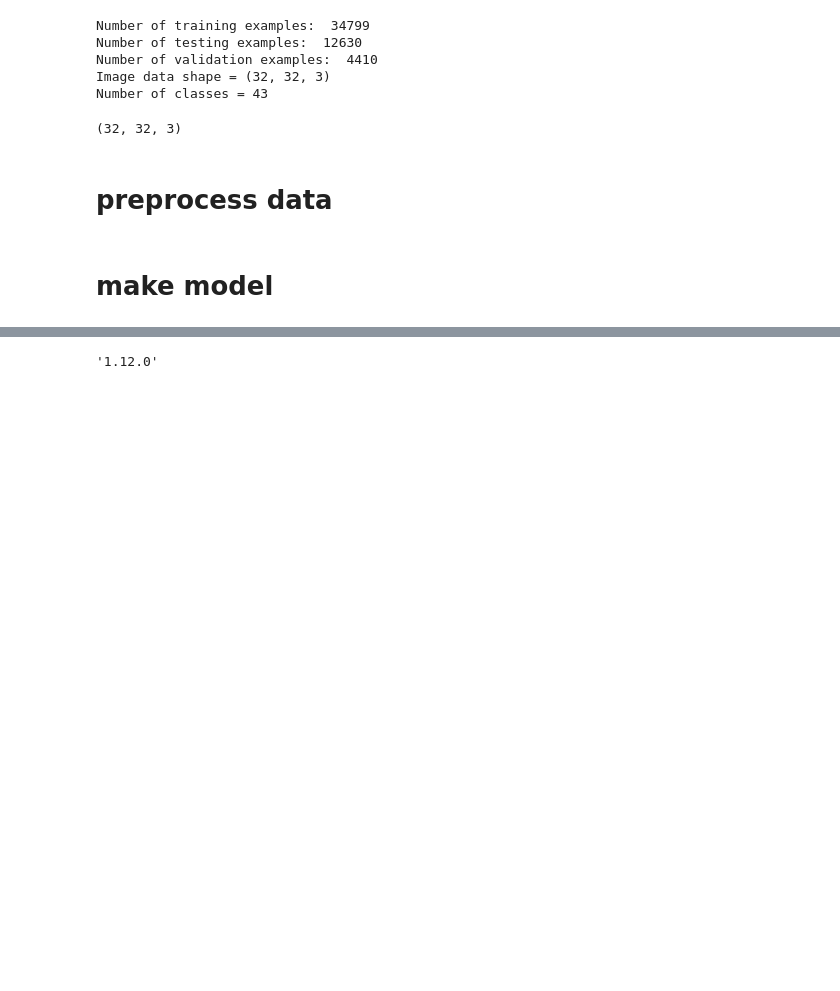
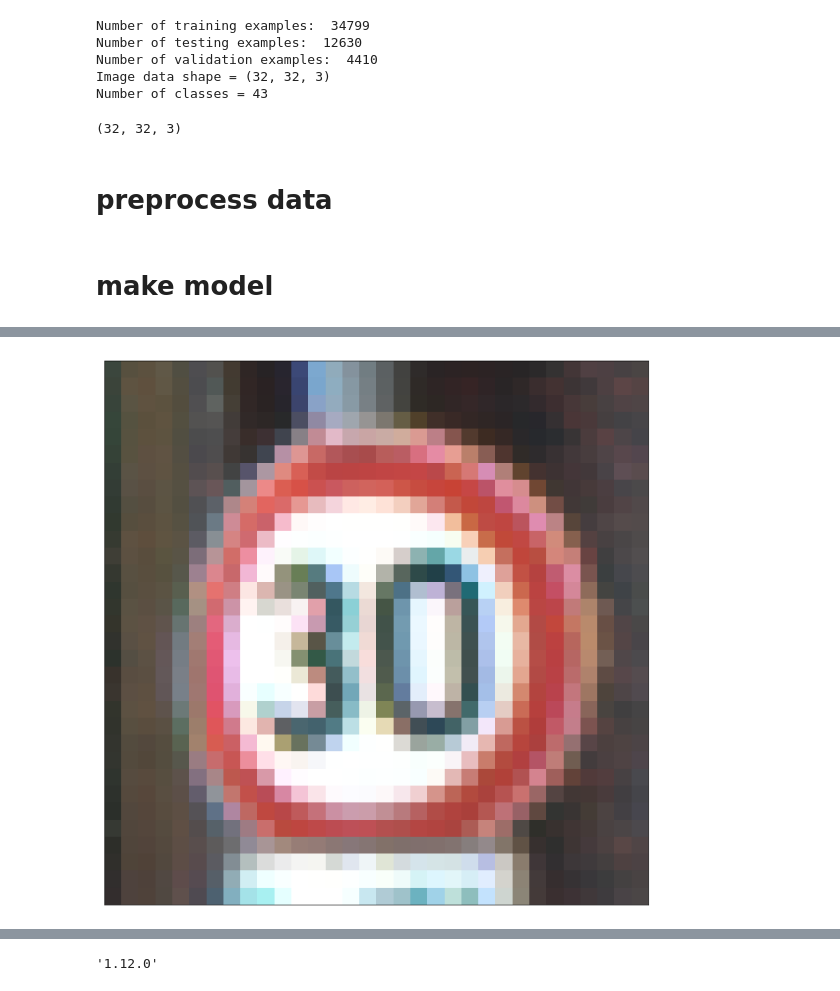
Before and after one commit to dotmesh-io/dotscience-roadsigns, a Jupyter notebook: roadsigns.ipynb, the cells around one changed output, grey strips where cells are left out. Drawn from its saved outputs; the diff is of its cells as text; code cells hidden in the pictures; blank space fills up the shorter version.

```diff
--- a/roadsigns.ipynb
+++ b/roadsigns.ipynb
@@ -244,0 +289,24 @@ array([[0.0000000e+00, 0.0000000e+00, 0.0000000e+00, ..., 5.2460611e-24,
+# %%
+def list_image(dataset, index, cmap=None):
+    """
+    Display a list of images in a single figure with matplotlib.
+        Parameters:
+            images: An np.array compatible with plt.imshow.
+            lanel (Default = No label): A string to be used as a label for each image.
+            cmap (Default = None): Used to display gray images.
+    """
+    plt.figure(figsize=(10, 16))
+    plt.subplot()
+    #Use gray scale color map if there is only one channel
+    cmap = 'gray' if len(dataset[index].shape) == 2 else cmap
+    plt.imshow(dataset[index], cmap = cmap)
+    #plt.xlabel(signs[dataset_y[indx]])
+    #plt.ylabel(ylabel)
+    plt.xticks([])
+    plt.yticks([])
+    plt.tight_layout(pad=0, h_pad=0, w_pad=0)
+    plt.show()
+# %%
+list_image(X_test, 1)
+# %% [output]
+[figure, added]
```
Also changed, not shown: parts of 16 cells of this notebook.
